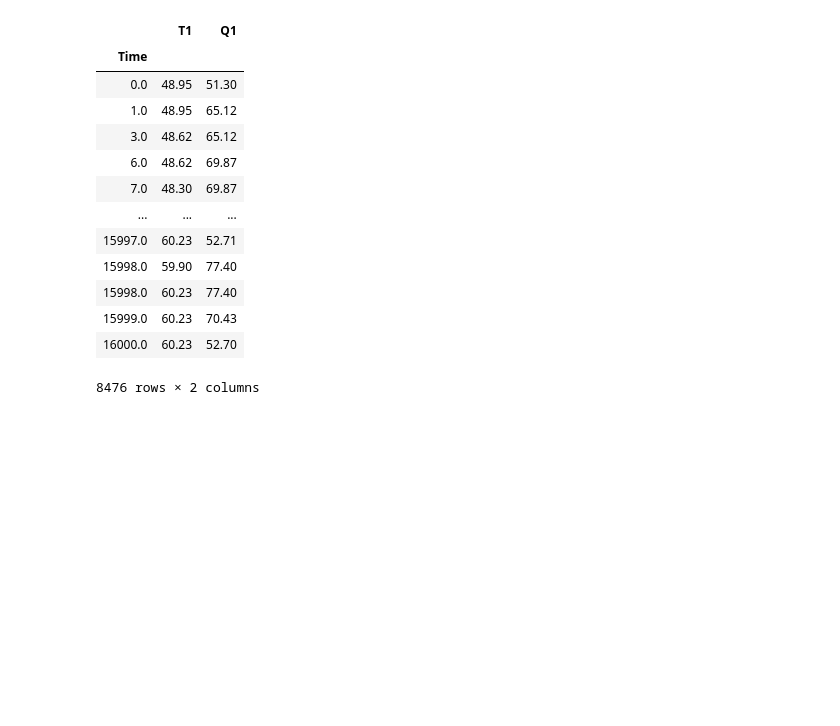
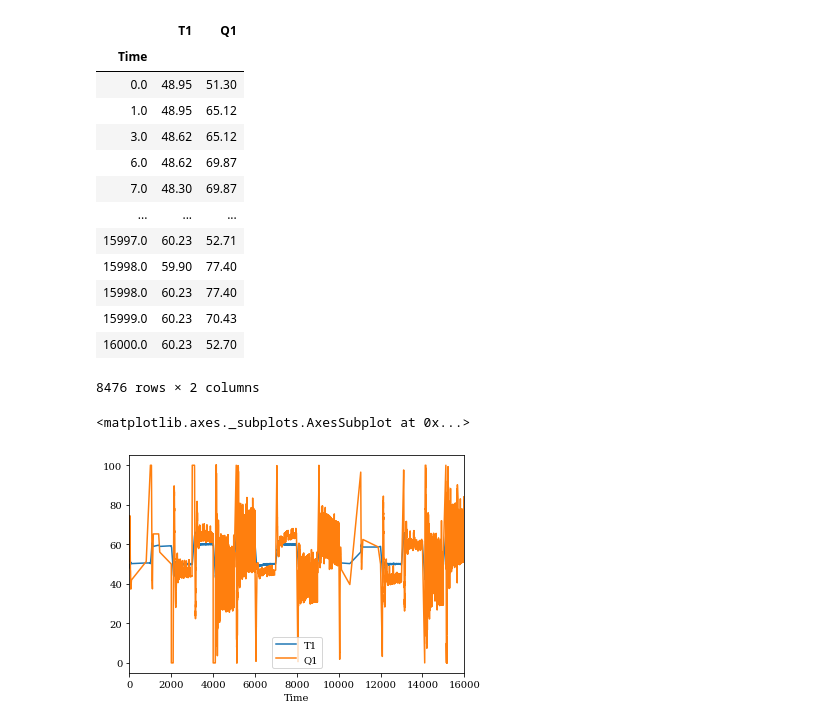
Before and after one commit to JarrydWebber/CPB-Group-17-2020, a Jupyter notebook: Control Comparisons CSV Load.ipynb, the cells around one changed output. Cells and saved outputs as stored; diff of their text form; code cells hidden in the pictures; blank space fills up the shorter version.

Commit message:
Disturbance Data

```diff
--- a/Control Comparisons CSV Load.ipynb
+++ b/Control Comparisons CSV Load.ipynb
@@ -32,6 +32,11 @@ data_frame
 | 15999.0 | 60.23 | 70.43 |
 | 16000.0 | 60.23 | 52.70 |
 8476 rows × 2 columns
+# %%
+data_frame.plot()
+# %% [output]
+<matplotlib.axes._subplots.AxesSubplot at 0x...>
+[figure, added]
 # %%
 checker = 1
 lower = 0
```
Also changed, not shown: parts of 1 cell of this notebook, 7 other files.
